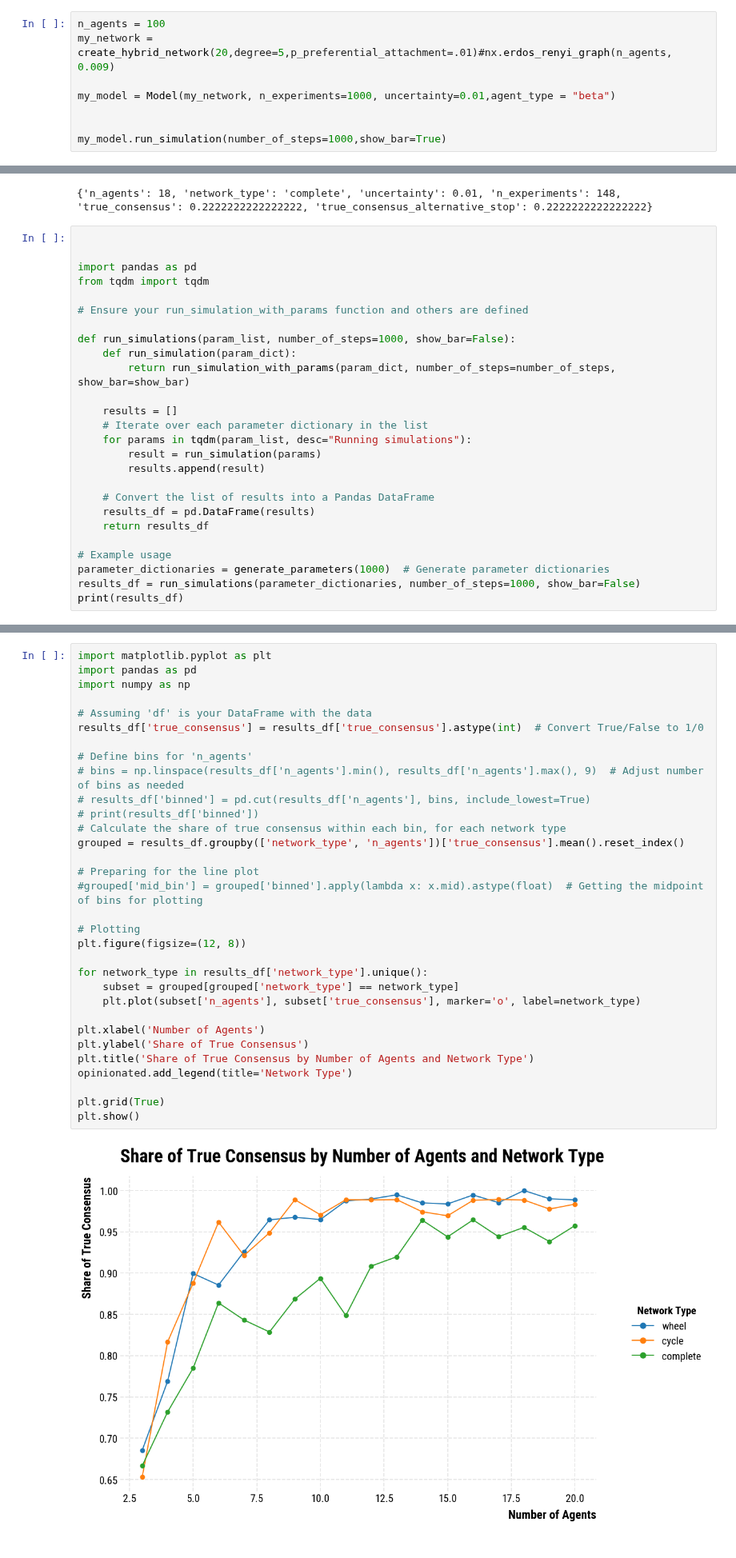
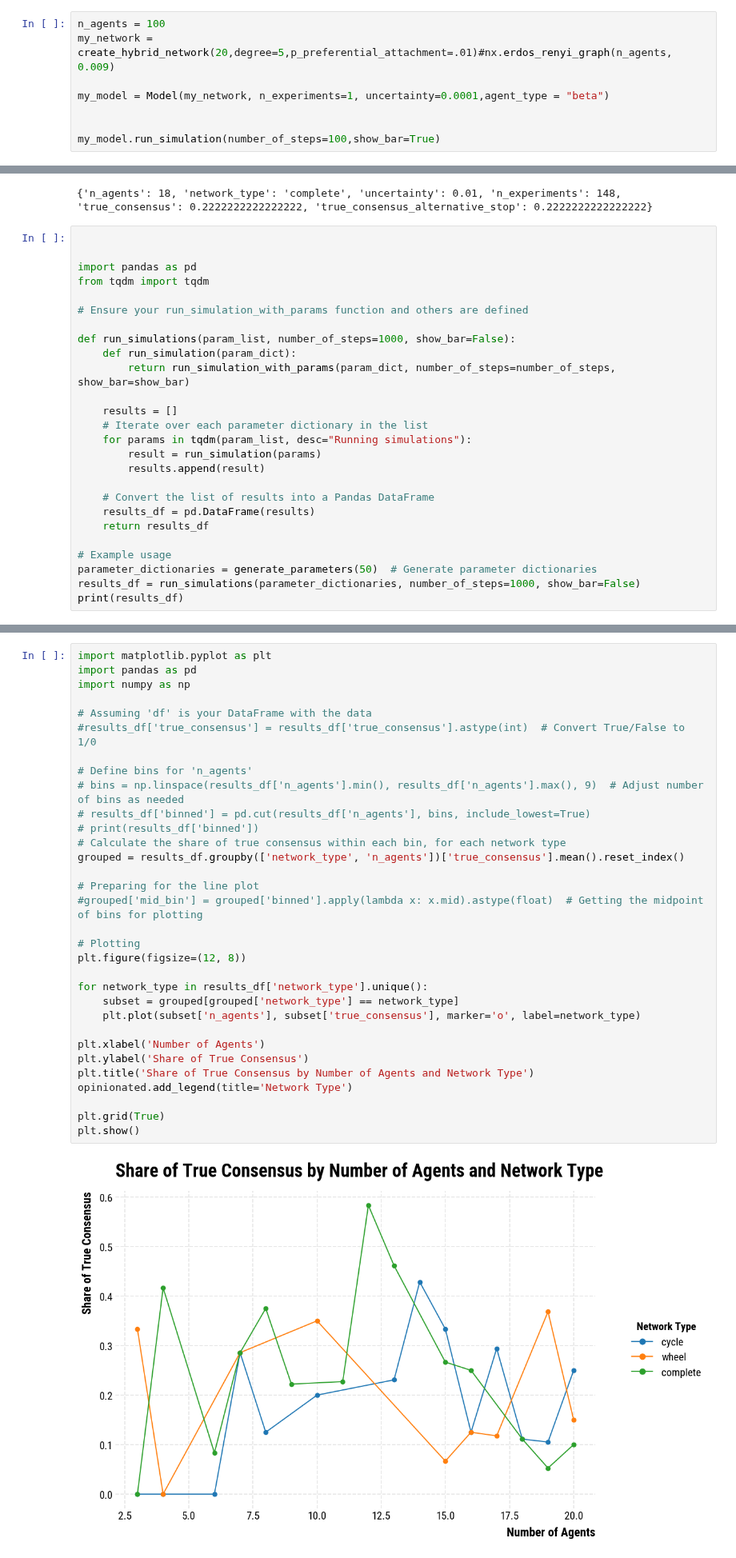
Before and after one commit to MNoichl/network_epistemology_playground, a Jupyter notebook: beta_agent_testing.ipynb, the cells around one changed output, grey strips where cells are left out. Shown at 80% size. Saved outputs shown, nothing was run; the diff lists cells and outputs as text.

Commit message:
added graph

```diff
--- a/beta_agent_testing.ipynb
+++ b/beta_agent_testing.ipynb
@@ -42,7 +42,7 @@ Testing out our simulation-function:
 n_agents = 100
 my_network = create_hybrid_network(20,degree=5,p_preferential_attachment=.01)#nx.erdos_renyi_graph(n_agents, 0.009)
 
-my_model = Model(my_network, n_experiments=1000, uncertainty=0.01,agent_type = "beta")
+my_model = Model(my_network, n_experiments=1, uncertainty=0.0001,agent_type = "beta")
 
 
-my_model.run_simulation(number_of_steps=1000,show_bar=True)
+my_model.run_simulation(number_of_steps=100,show_bar=True)
@@ -158,6 +164,6 @@ def run_simulations(param_list, number_of_steps=1000, show_bar=False):
     return results_df
 
 # Example usage
-parameter_dictionaries = generate_parameters(1000)  # Generate parameter dictionaries
+parameter_dictionaries = generate_parameters(50)  # Generate parameter dictionaries
 results_df = run_simulations(parameter_dictionaries, number_of_steps=1000, show_bar=False)
 print(results_df)
@@ -166,35 +205,35 @@ import matplotlib.pyplot as plt
 import pandas as pd
 import numpy as np
 
 # Assuming 'df' is your DataFrame with the data
-results_df['true_consensus'] = results_df['true_consensus'].astype(int)  # Convert True/False to 1/0
+#results_df['true_consensus'] = results_df['true_consensus'].astype(int)  # Convert True/False to 1/0
 
 # Define bins for 'n_agents'
 # bins = np.linspace(results_df['n_agents'].min(), results_df['n_agents'].max(), 9)  # Adjust number of bins as needed
 # results_df['binned'] = pd.cut(results_df['n_agents'], bins, include_lowest=True)
 # print(results_df['binned'])
 # Calculate the share of true consensus within each bin, for each network type
 grouped = results_df.groupby(['network_type', 'n_agents'])['true_consensus'].mean().reset_index()
 
 # Preparing for the line plot
 #grouped['mid_bin'] = grouped['binned'].apply(lambda x: x.mid).astype(float)  # Getting the midpoint of bins for plotting
 
 # Plotting
 plt.figure(figsize=(12, 8))
 
 for network_type in results_df['network_type'].unique():
     subset = grouped[grouped['network_type'] == network_type]
     plt.plot(subset['n_agents'], subset['true_consensus'], marker='o', label=network_type)
 
 plt.xlabel('Number of Agents')
 plt.ylabel('Share of True Consensus')
 plt.title('Share of True Consensus by Number of Agents and Network Type')
 opinionated.add_legend(title='Network Type')
 
 plt.grid(True)
 plt.show()
 # %% [output]
-[figure, old version]
+[figure, new version]
 # %%
 import pandas as pd
 from pygam import LogisticGAM, s
```
Also changed, not shown: parts of 3 cells of this notebook.
